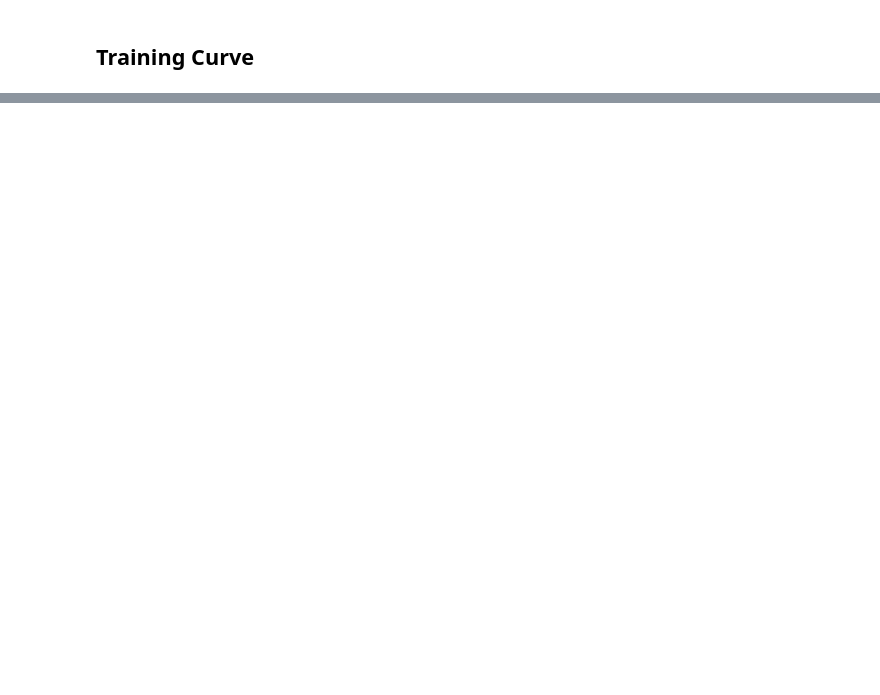
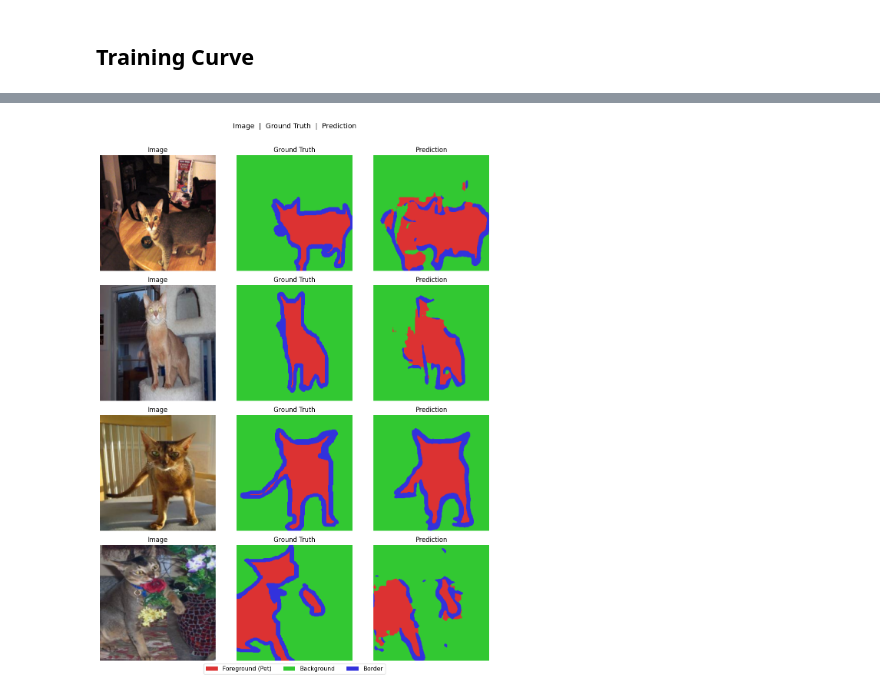
Before and after one commit to sudikshyapant/unet, a Jupyter notebook: unet.ipynb, the cells around one changed output, grey strips where cells are left out. Saved outputs shown, nothing was run; the diff lists cells and outputs as text; code cells hidden in the pictures; blank space fills up the shorter version.

```diff
--- a/unet.ipynb
+++ b/unet.ipynb
@@ -73,19 +70,0 @@ Train samples: 3680 | Test samples: 3669
-# %%
-
-
-class Encoder(nn.Module):
-  def __init__(self, in_channels, num_filters):
-    super().__init__()
-    self.block = nn.Sequential(
-        nn.Conv2d(in_channels, num_filters, kernel_size=3),
-        nn.ReLU(),
-        nn.Conv2d(in_channels, num_filters, kernel_size=3),
-        nn.ReLU()
-    )
-
-    self.pool = nn.MaxPool2d(kernel_size=2, stride=2)
-
-  def forward(self, x):
-      features = self.block(x)
-      pooled = self.pool(features)
-      return pooled, features
@@ -167,0 +281,47 @@ class UNet(nn.Module):
+# %%
+# Class colours: 0=foreground(red), 1=background(green), 2=border(blue)
+CLASS_COLORS = np.array([[220, 50, 50], [50, 200, 50], [50, 50, 220]], dtype=np.uint8)
+CLASS_LABELS = ['Foreground (Pet)', 'Background', 'Border']
+
+def denormalize(t):
+    mean = torch.tensor([0.485, 0.456, 0.406]).view(3, 1, 1)
+    std  = torch.tensor([0.229, 0.224, 0.225]).view(3, 1, 1)
+    return (t * std + mean).clamp(0, 1).permute(1, 2, 0).numpy()
+
+def to_color_mask(mask_2d):
+    """(H, W) int array with values 0/1/2 → (H, W, 3) RGB"""
+    return CLASS_COLORS[mask_2d]
+
+
+model.eval()
+imgs, masks = next(iter(test_loader))
+with torch.no_grad():
+    logits = model(imgs.to(device))
+    logits = f.interpolate(logits, size=(IMG_SIZE, IMG_SIZE), mode='bilinear', align_corners=False)
+    preds  = logits.argmax(dim=1).cpu().numpy()   # (B, H, W)
+
+gt = (masks.squeeze(1).long() - 1).numpy()        # (B, H, W)
+
+N = 4   # number of samples to show
+fig, axes = plt.subplots(N, 3, figsize=(11, N * 3.5))
+fig.suptitle('Image  |  Ground Truth  |  Prediction', fontsize=13, y=1.01)
+
+for i in range(N):
+    axes[i, 0].imshow(denormalize(imgs[i]))
+    axes[i, 0].set_title('Image');        axes[i, 0].axis('off')
+
+    axes[i, 1].imshow(to_color_mask(gt[i]))
+    axes[i, 1].set_title('Ground Truth'); axes[i, 1].axis('off')
+
+    axes[i, 2].imshow(to_color_mask(preds[i]))
+    axes[i, 2].set_title('Prediction');   axes[i, 2].axis('off')
+
+# Legend
+from matplotlib.patches import Patch
+legend = [Patch(facecolor=np.array(c)/255, label=l) for c, l in zip(CLASS_COLORS, CLASS_LABELS)]
+fig.legend(handles=legend, loc='lower center', ncol=3, bbox_to_anchor=(0.5, -0.02), fontsize=11)
+
+plt.tight_layout()
+plt.show()
+# %% [output]
+[figure, added]
```
Also changed, not shown: parts of 12 cells of this notebook.
